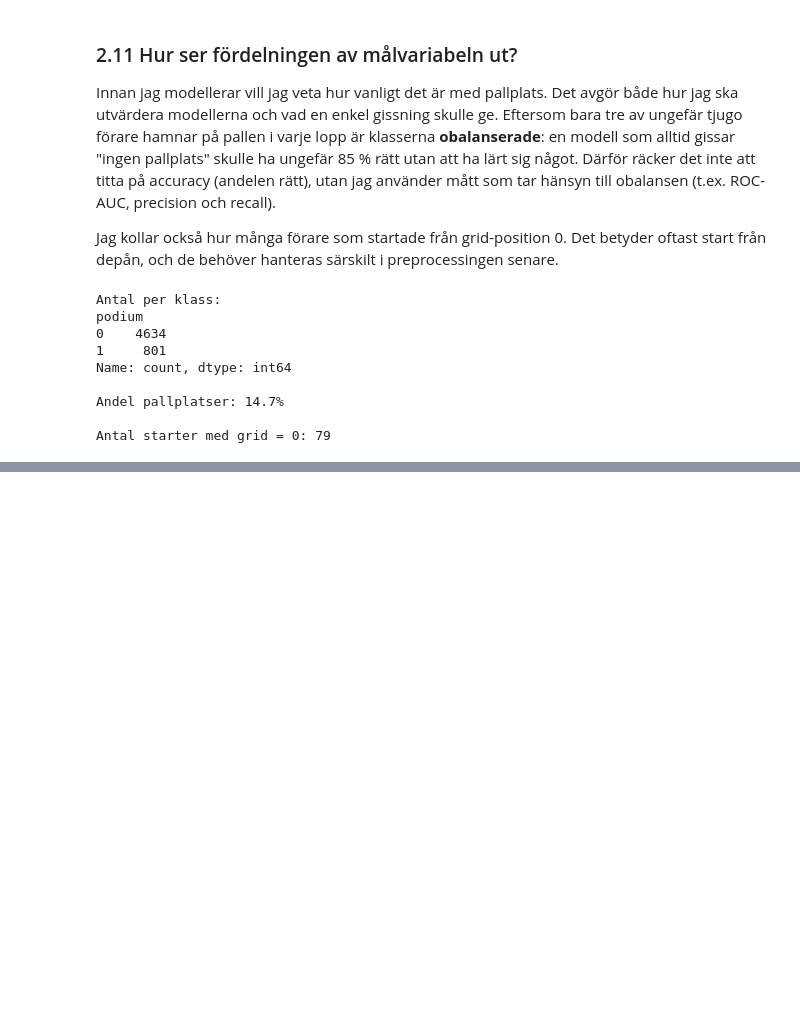
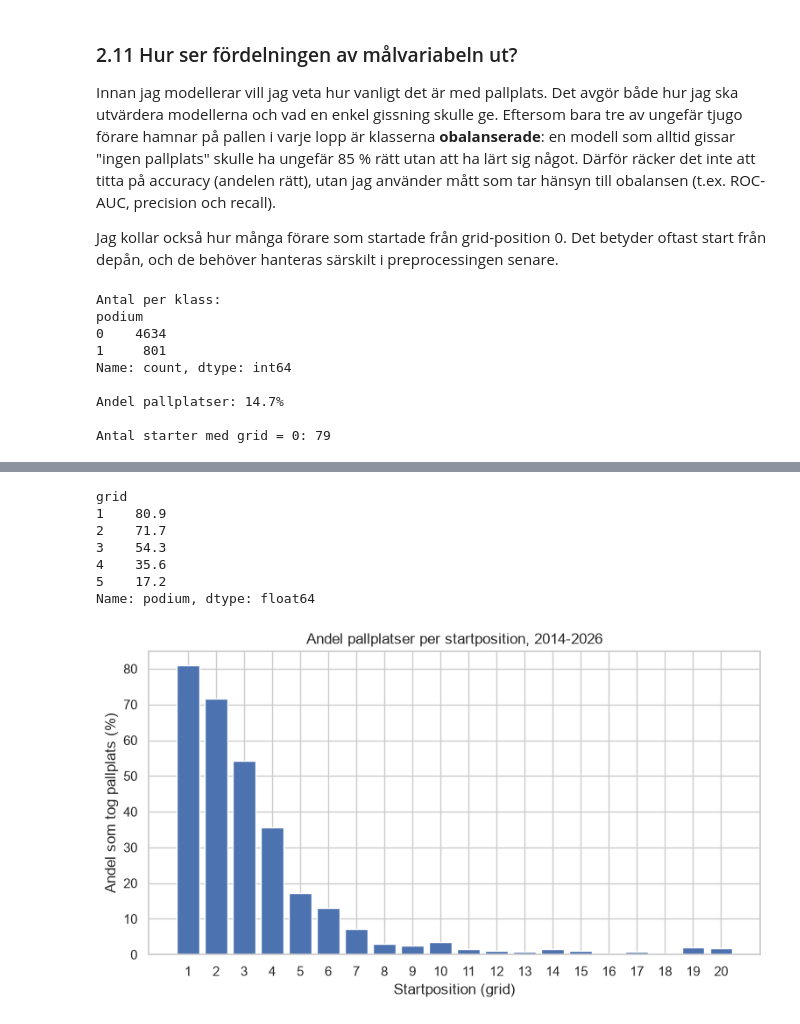
Before and after one commit to felixalfred/f1-podium-prediction, a Jupyter notebook: notebooks/f1_podium_prediction.ipynb, the cells around one changed output, grey strips where cells are left out. Drawn from its saved outputs; the diff is of its cells as text; code cells hidden in the pictures; blank space fills up the shorter version.

```diff
--- a/notebooks/f1_podium_prediction.ipynb
+++ b/notebooks/f1_podium_prediction.ipynb
@@ -302,0 +312,6 @@ Antal starter med grid = 0: 79
+# %%
+import matplotlib.pyplot as plt
+import seaborn as sns
+
+# Ljus bakgrund med rutnät för alla diagram
+sns.set_theme(style="whitegrid")
@@ -302,0 +322,25 @@ Antal starter med grid = 0: 79
+# %%
+# Andel pallplatser (%) per startposition
+podium_by_grid = (
+    df[df["grid"].between(1, 20)]
+    .groupby("grid")["podium"]
+    .mean() * 100
+)
+print(podium_by_grid.head(5).round(1))
+
+fig, ax = plt.subplots(figsize=(9, 4.5))
+ax.bar(podium_by_grid.index, podium_by_grid.values, color="#4C72B0")
+ax.set_xlabel("Startposition (grid)")
+ax.set_ylabel("Andel som tog pallplats (%)")
+ax.set_title("Andel pallplatser per startposition, 2014-2026")
+ax.set_xticks(range(1, 21))
+plt.show()
+# %% [output]
+grid
+1    80.9
+2    71.7
+3    54.3
+4    35.6
+5    17.2
+Name: podium, dtype: float64
+[figure, added]
```
Also changed, not shown: parts of 14 cells of this notebook.
